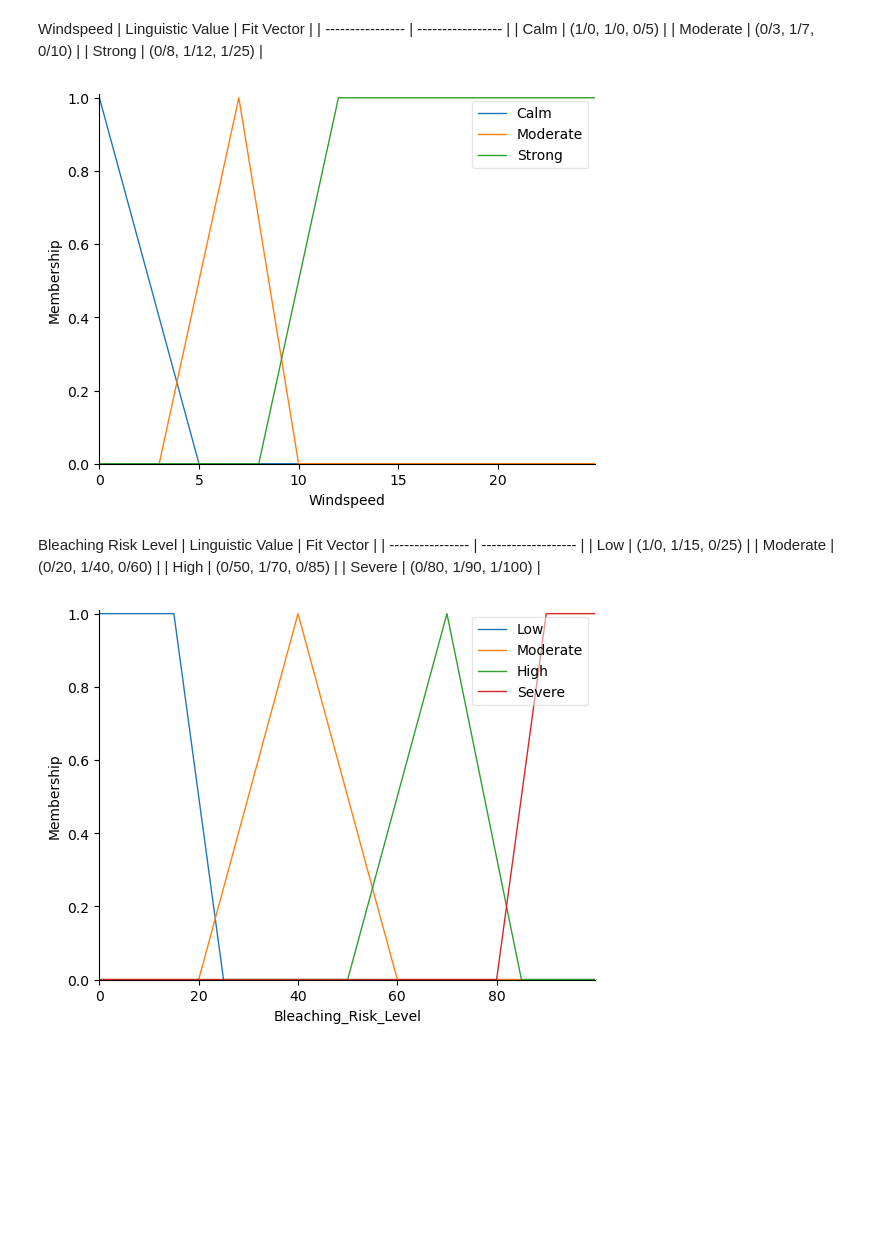
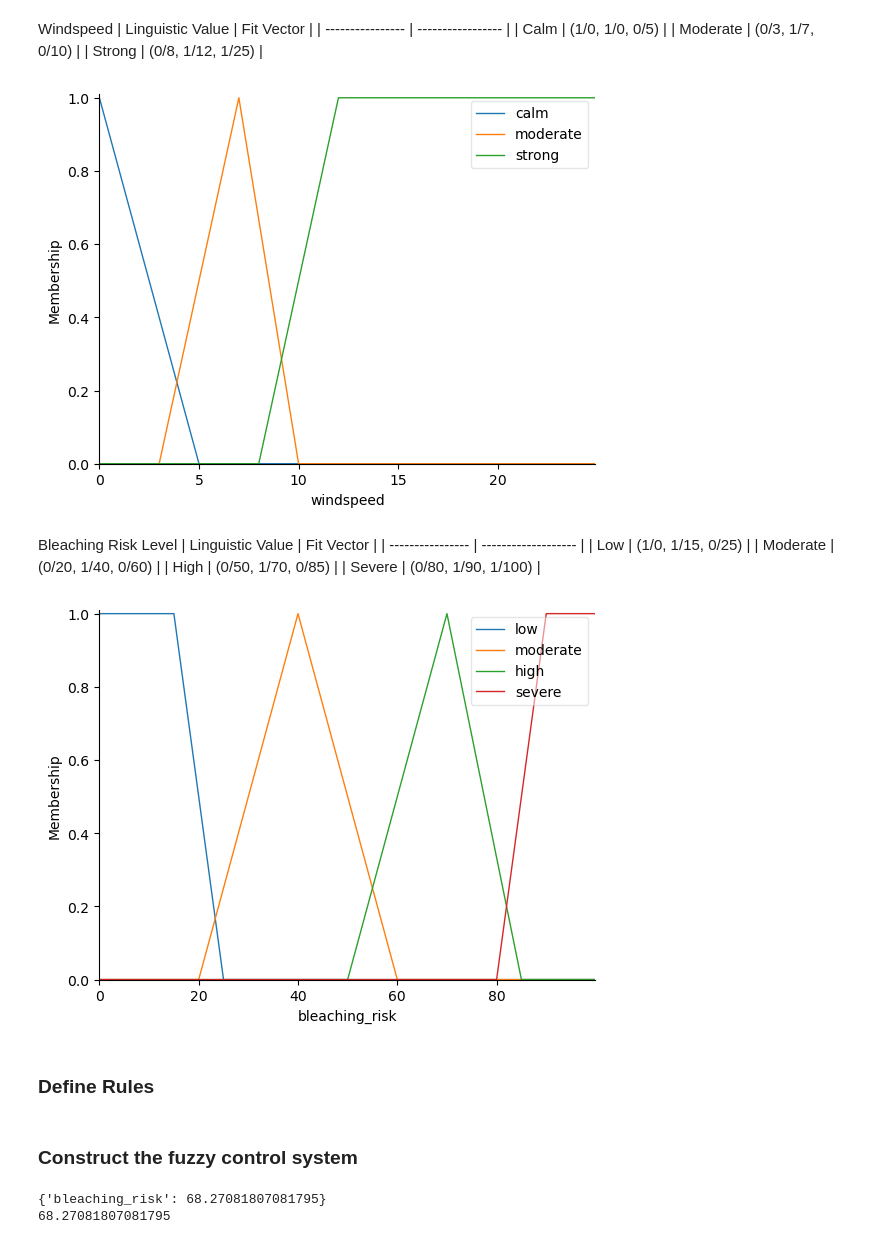
Before and after one commit to Winnee0305/coral-bleaching-fuzzy, a Jupyter notebook: fuzzy_logic.ipynb, the cells around one changed output. Cells and saved outputs as stored; diff of their text form; code cells hidden in the pictures; blank space fills up the shorter version.

Commit message:
Define rules and train

```diff
--- a/fuzzy_logic.ipynb
+++ b/fuzzy_logic.ipynb
@@ -16,12 +16,12 @@ from skfuzzy import membership as mf
 | Bleaching Risk Level  | 0 - 100%    |
 # %%
 # Antecedent -> input variable
-swt = ctrl.Antecedent(np.arange(280, 310, 0.1), 'Sea_Water_Temperature')
-turbidity = ctrl.Antecedent(np.arange(0, 3, 0.01), 'Turbidity')
-windspeed = ctrl.Antecedent(np.arange(0, 25, 0.1), 'Windspeed')
+swt = ctrl.Antecedent(np.arange(280, 310, 0.1), 'swt')
+turbidity = ctrl.Antecedent(np.arange(0, 3, 0.01), 'turbidity')
+windspeed = ctrl.Antecedent(np.arange(0, 25, 0.1), 'windspeed')
 
 # Consequent -> output variable
-bleaching_risk = ctrl.Consequent(np.arange(0, 100, 0.1), 'Bleaching_Risk_Level')
+bleaching_risk = ctrl.Consequent(np.arange(0, 100, 0.1), 'bleaching_risk')
 # %% [markdown]
 ### Define Membership Function
 # %% [markdown]
@@ -65,13 +65,13 @@ Windspeed
 | Moderate         | (0/3, 1/7, 0/10)  |
 | Strong           | (0/8, 1/12, 1/25) |
 # %%
-windspeed['Calm'] = mf.trapmf(windspeed.universe, [0, 0, 0, 5])
-windspeed['Moderate'] = mf.trimf(windspeed.universe, [3, 7, 10])
-windspeed['Strong'] = mf.trapmf(windspeed.universe, [8, 12, 25, 25])
+windspeed['calm'] = mf.trapmf(windspeed.universe, [0, 0, 0, 5])
+windspeed['moderate'] = mf.trimf(windspeed.universe, [3, 7, 10])
+windspeed['strong'] = mf.trapmf(windspeed.universe, [8, 12, 25, 25])
 
 windspeed.view()
 # %% [output]
-[figure, old version]
+[figure, new version]
 # %% [markdown]
 Bleaching Risk Level
 | Linguistic Value | Fit Vector          |
@@ -81,11 +81,13 @@ Bleaching Risk Level
 | High             | (0/50, 1/70, 0/85)  |
 | Severe           | (0/80, 1/90, 1/100) |
 # %%
-bleaching_risk['Low'] = mf.trapmf(bleaching_risk.universe, [0, 0, 15, 25])
-bleaching_risk['Moderate'] = mf.trimf(bleaching_risk.universe, [20, 40, 60])
-bleaching_risk['High'] = mf.trimf(bleaching_risk.universe, [50, 70, 85])
-bleaching_risk['Severe'] = mf.trapmf(bleaching_risk.universe, [80, 90, 100, 100])
+bleaching_risk['low'] = mf.trapmf(bleaching_risk.universe, [0, 0, 15, 25])
+bleaching_risk['moderate'] = mf.trimf(bleaching_risk.universe, [20, 40, 60])
+bleaching_risk['high'] = mf.trimf(bleaching_risk.universe, [50, 70, 85])
+bleaching_risk['severe'] = mf.trapmf(bleaching_risk.universe, [80, 90, 100, 100])
 
 bleaching_risk.view()
 # %% [output]
-[figure, old version]
+[figure, new version]
+# %% [markdown]
+### Define Rules
@@ -91,0 +164,2 @@ bleaching_risk.view()
+# %% [markdown]
+### Construct the fuzzy control system
@@ -91,0 +169,17 @@ bleaching_risk.view()
+# %%
+# define the values for the inputs
+train.input['swt'] = 301.82
+train.input['turbidity'] = 0.0854
+train.input['windspeed'] = 1
+
+# compute the outputs
+train.compute()
+
+# print the output values
+print(train.output)
+
+# to extract one of the outputs
+print(train.output['bleaching_risk'])
+# %% [output]
+{'bleaching_risk': 68.27081807081795}
+68.27081807081795
```
Also changed, not shown: parts of 5 cells of this notebook.
